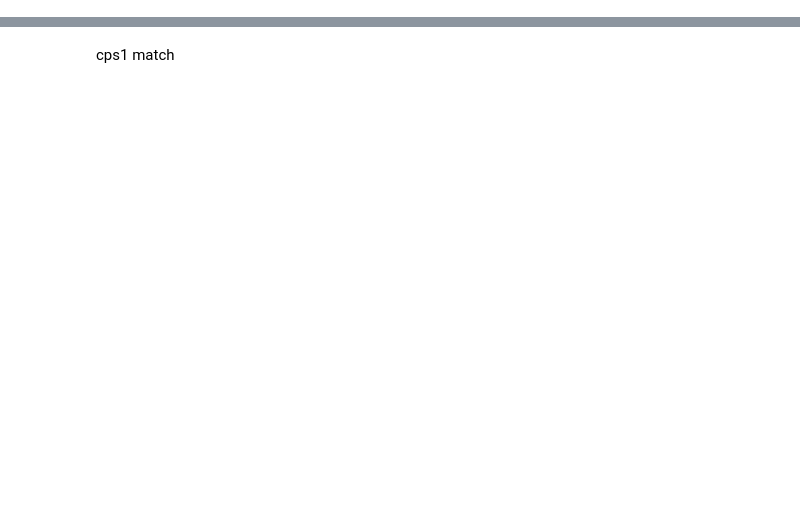
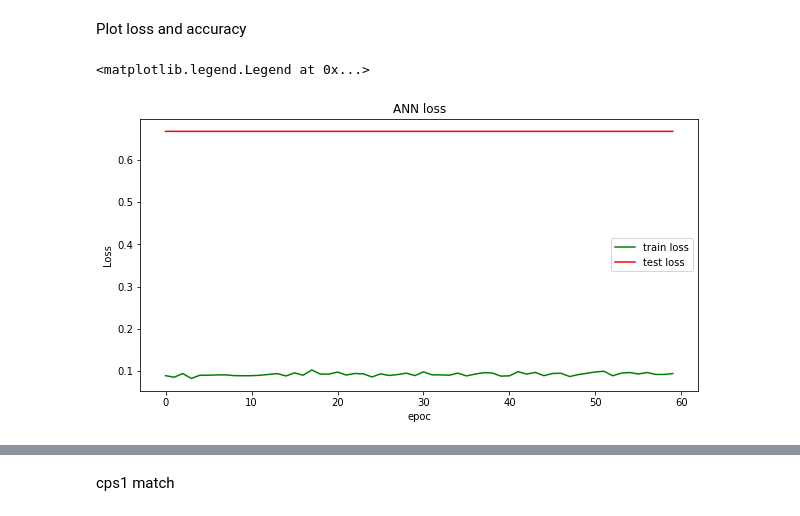
Before and after one commit to MawuliAgamah/ml-propensity-score-matching, a Jupyter notebook: ANN.ipynb, the cells around one changed output, grey strips where cells are left out. Cells and saved outputs as stored; diff of their text form; code cells hidden in the pictures; blank space fills up the shorter version.

```diff
--- a/ANN.ipynb
+++ b/ANN.ipynb
@@ -176,0 +197,7 @@ torch.Size([89, 8])
+# %%
+# Number of input units, must match number of input features
+number_of_inputs = features.shape[1]
+# Number of hidden units
+n_hidden = 5
+ # Number of output units
+num_classes = 2
@@ -176,0 +339,7 @@ torch.Size([89, 8])
+# %%
+num_epochs=60
+batch_size= 54
+learning_rate = 1e-5
+k=10
+splits=KFold(n_splits=k,shuffle=True,random_state=42)
+foldperf={}
@@ -176,0 +494,21 @@ torch.Size([89, 8])
+# %% [markdown]
+<p> Plot loss and accuracy </p>
+# %%
+# Plot training loss function
+fig = plt.gcf()
+fig.set_size_inches(10, 5)
+
+plt.title("ANN loss")
+
+train_loss = history['train_loss']
+test_loss = history['test_loss']
+
+plt.plot(train_loss, 'g', label='train loss')
+plt.plot(test_loss, 'r', label='test loss')
+
+plt.xlabel("epoc")
+plt.ylabel("Loss")
+plt.legend()
+# %% [output]
+<matplotlib.legend.Legend at 0x...>
+[figure, added]
```
Also changed, not shown: parts of 50 cells of this notebook, 8 other files.
